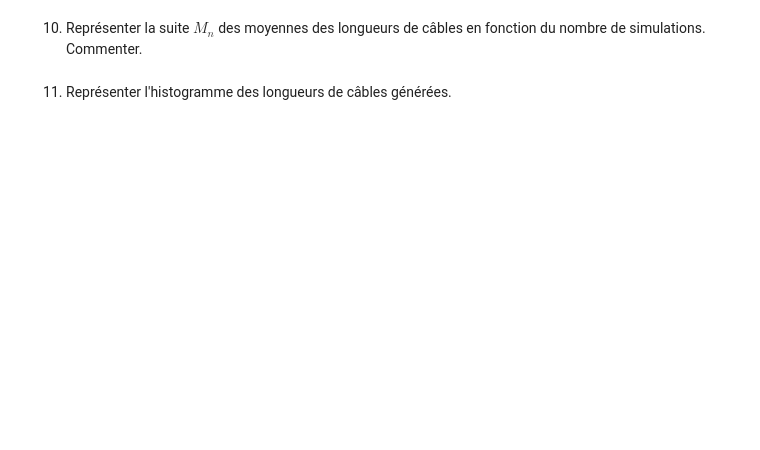
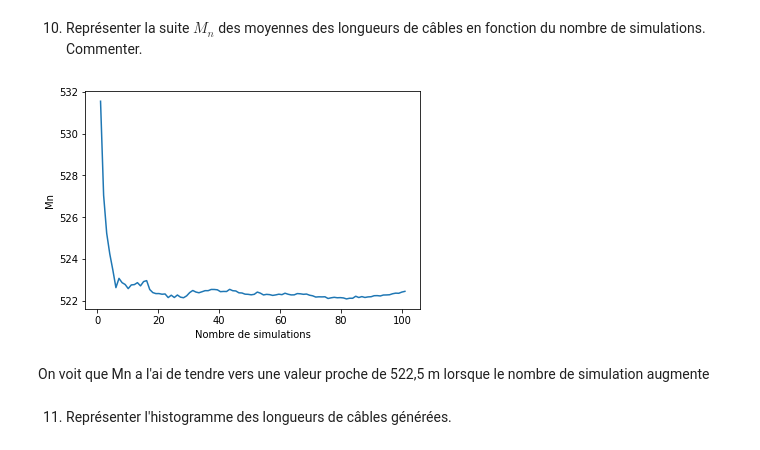
Before and after one commit to BenjaminPiet/Projet_proba, a Jupyter notebook: Projet_numerique_de_Probabilités.ipynb, the cells around one changed output. Drawn from its saved outputs; the diff is of its cells as text; code cells hidden in the pictures; blank space fills up the shorter version.

```diff
--- a/Projet_numerique_de_Probabilités.ipynb
+++ b/Projet_numerique_de_Probabilités.ipynb
@@ -342,4 +352,21 @@ la différence entre la longueur estimée et celle donnée par l'esperance condi
 # %% [markdown]
 10. Représenter la suite $M_n$ des moyennes des longueurs de câbles en fonction du nombre de simulations. Commenter.
+# %%
+Mn = np.zeros(K)    # où Mn[i] est la moyenne des longueurs des i premières simulations
+Kn = np.linspace(1,K+1,K)
+
+L=0
+for k in range (K) :
+    L+=longueur_cable(altitude(),Delta)
+    Mn[k] = L / (k+1)
+
+plt.plot(Kn,Mn)
+plt.xlabel("Nombre de simulations")
+plt.ylabel("Mn")
+plt.show()
+# %% [output]
+[figure, added]
+# %% [markdown]
+On voit que Mn a l'ai de tendre vers une valeur proche de 522,5 m lorsque le nombre de simulation augmente
 # %% [markdown]
 11. Représenter l'histogramme des longueurs de câbles générées.
```
Also changed, not shown: parts of 4 cells of this notebook.
